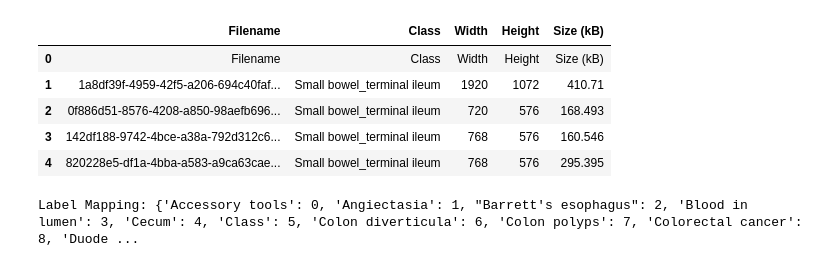
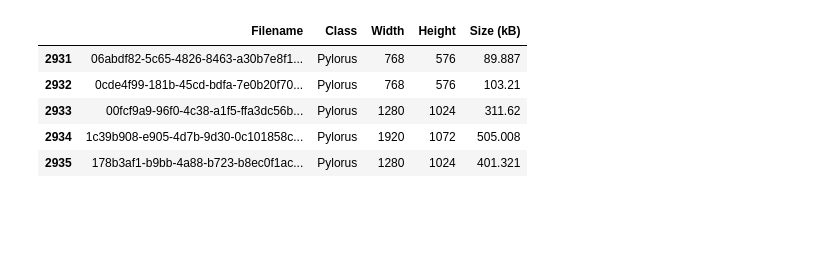
Before and after one commit to MudasirRasheed1/GastroCAD, a Jupyter notebook: src/preprocessing/gastrovision/Gastrovision.ipynb, the cells around one changed output. Drawn from its saved outputs; the diff is of its cells as text; code cells hidden in the pictures; blank space fills up the shorter version.

Commit message:
preprocessing

```diff
--- a/src/preprocessing/gastrovision/Gastrovision.ipynb
+++ b/src/preprocessing/gastrovision/Gastrovision.ipynb
@@ -12,17 +41,9 @@ df.columns = ["Filename", "Class", "Width", "Height", "Size (kB)"]
 # %%
-df.head()
+df_filtered.head()
 # %% [output]
 |  | Filename | Class | Width | Height | Size (kB) |
-| 0 | Filename | Class | Width | Height | Size (kB) |
-| 1 | 1a8df39f-4959-42f5-a206-694c40faf... | Small bowel_terminal ileum | 1920 | 1072 | 410.71 |
-| 2 | 0f886d51-8576-4208-a850-98aefb696... | Small bowel_terminal ileum | 720 | 576 | 168.493 |
-| 3 | 142df188-9742-4bce-a38a-792d312c6... | Small bowel_terminal ileum | 768 | 576 | 160.546 |
-| 4 | 820228e5-df1a-4bba-a583-a9ca63cae... | Small bowel_terminal ileum | 768 | 576 | 295.395 |
+| 2931 | 06abdf82-5c65-4826-8463-a30b7e8f1... | Pylorus | 768 | 576 | 89.887 |
+| 2932 | 0cde4f99-181b-45cd-bdfa-7e0b20f70... | Pylorus | 768 | 576 | 103.21 |
+| 2933 | 00fcf9a9-96f0-4c38-a1f5-ffa3dc56b... | Pylorus | 1280 | 1024 | 311.62 |
+| 2934 | 1c39b908-e905-4d7b-9d30-0c101858c... | Pylorus | 1920 | 1072 | 505.008 |
+| 2935 | 178b3af1-b9bb-4a88-b723-b8ec0f1ac... | Pylorus | 1280 | 1024 | 401.321 |
-# %%
-from sklearn.preprocessing import LabelEncoder
-label_encoder = LabelEncoder()
-df["Label"] = label_encoder.fit_transform(df["Class"])  # Convert text to numbers
-label_map = dict(zip(label_encoder.classes_, label_encoder.transform(label_encoder.classes_)))
-print("Label Mapping:", label_map)
-# %% [output]
-Label Mapping: {'Accessory tools': 0, 'Angiectasia': 1, "Barrett's esophagus": 2, 'Blood in lumen': 3, 'Cecum': 4, 'Class': 5, 'Colon diverticula': 6, 'Colon polyps': 7, 'Colorectal cancer': 8, 'Duode ...
```
Also changed, not shown: parts of 17 cells of this notebook.
